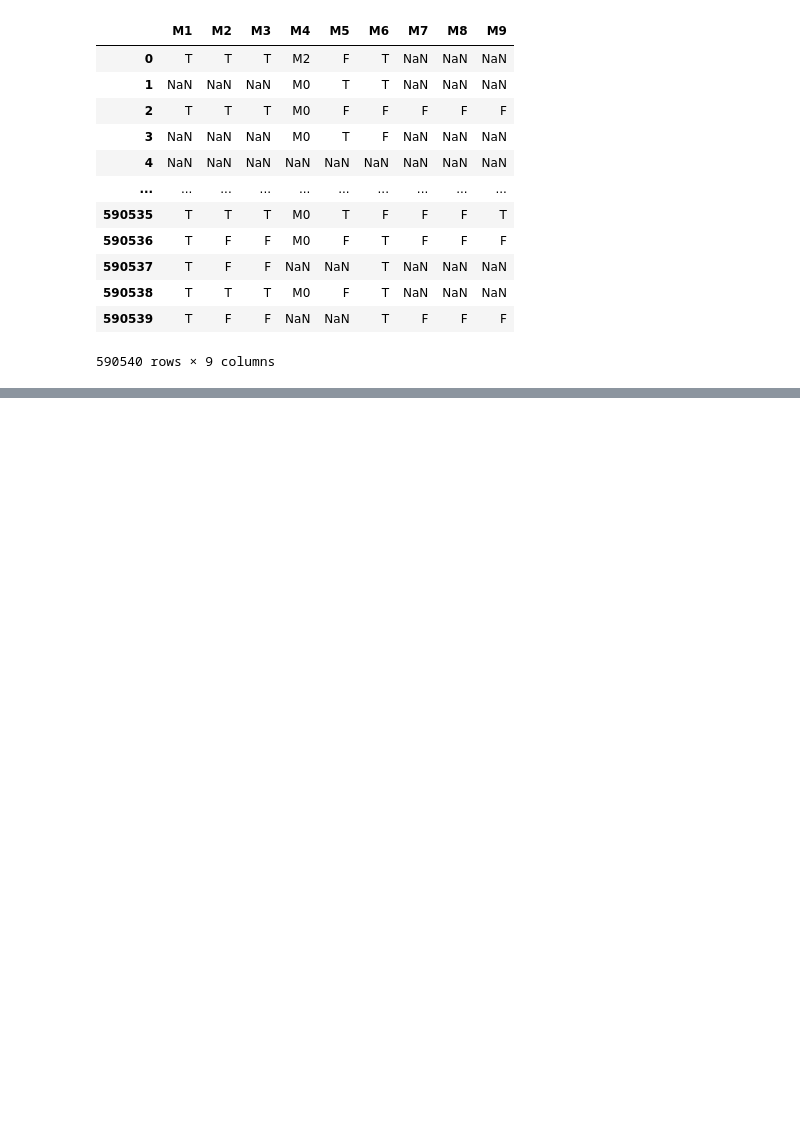
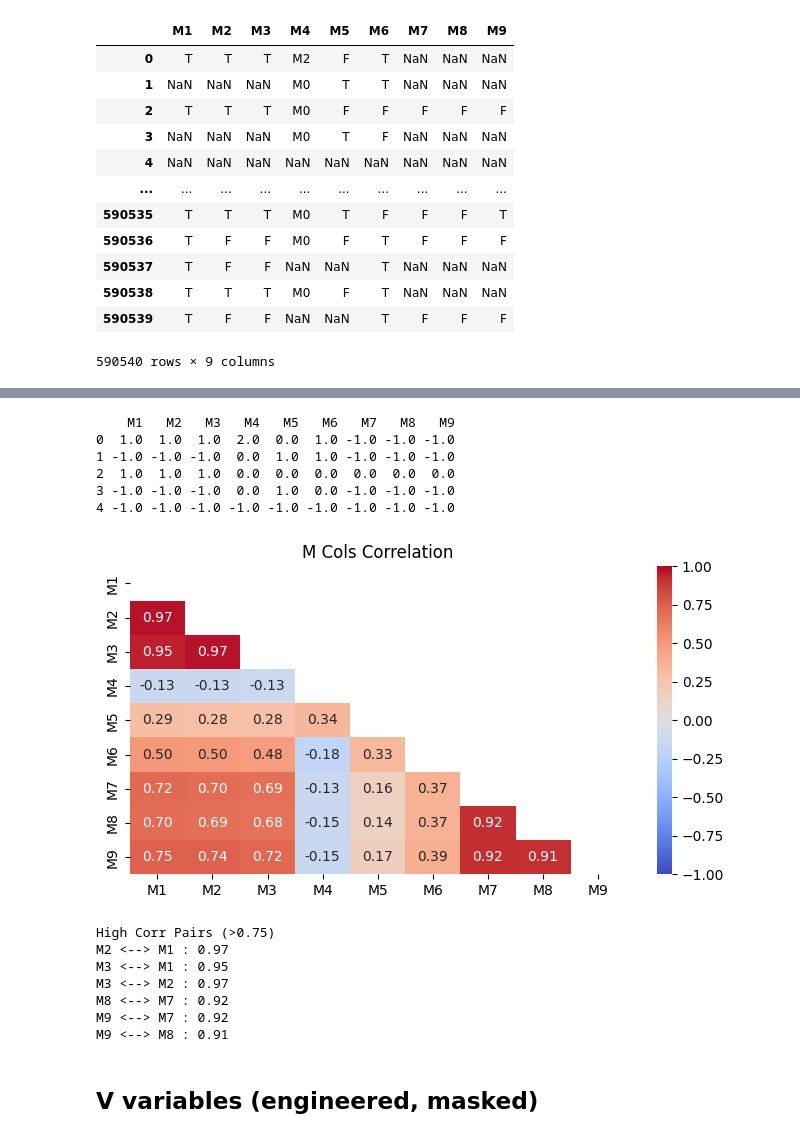
Before and after one commit to dassus98/fraud-detection-engine, a Jupyter notebook: notebooks/transactions_eda.ipynb, the cells around one changed output, grey strips where cells are left out. Drawn from its saved outputs; the diff is of its cells as text; code cells hidden in the pictures; blank space fills up the shorter version.

```diff
--- a/notebooks/transactions_eda.ipynb
+++ b/notebooks/transactions_eda.ipynb
@@ -361,3 +394,9 @@ transactions[[f'M{i}' for i in range(1, 10)]]
 | 590538 | T | T | T | M0 | F | T | NaN | NaN | NaN |
 | 590539 | T | F | F | NaN | NaN | T | F | F | F |
 590540 rows × 9 columns
+# %%
+for i in range(1, 10):
+    col = f'M{i}'
+    print(f"--- {col} Distribution ---")
+    print(transactions[col].value_counts(dropna=False, normalize=True))
+    print("\n")
@@ -363,0 +421,55 @@ transactions[[f'M{i}' for i in range(1, 10)]]
+# %%
+boolean_cols = ['M1', 'M2', 'M3', 'M5', 'M6', 'M7', 'M8', 'M9']
+boolean_map = {'T': 1, 'F': 0}
+
+for col in boolean_cols:
+    transactions[col] = transactions[col].map(boolean_map)
+
+# Mapping M4 differently because it has odd values
+m4_map = {'M0': 0, 'M1': 1, 'M2': 2}
+transactions['M4'] = transactions['M4'].map(m4_map)
+
+m_cols = ['M1', 'M2', 'M3', 'M4', 'M5', 'M6', 'M7', 'M8', 'M9']
+transactions[m_cols] = transactions[m_cols].fillna(-1)
+
+print(transactions[m_cols].head())
+# %% [output]
+    M1   M2   M3   M4   M5   M6   M7   M8   M9
+0  1.0  1.0  1.0  2.0  0.0  1.0 -1.0 -1.0 -1.0
+1 -1.0 -1.0 -1.0  0.0  1.0  1.0 -1.0 -1.0 -1.0
+2  1.0  1.0  1.0  0.0  0.0  0.0  0.0  0.0  0.0
+3 -1.0 -1.0 -1.0  0.0  1.0  0.0 -1.0 -1.0 -1.0
+4 -1.0 -1.0 -1.0 -1.0 -1.0 -1.0 -1.0 -1.0 -1.0
+# %%
+df_m = transactions[['isFraud'] + [f'M{i}' for i in range(1, 10)]].copy()
+
+corr_matrix = df_m.drop('isFraud', axis=1).corr()
+mask = np.triu(np.ones_like(corr_matrix, dtype=bool))
+
+plt.figure(figsize=(8,4))
+sns.heatmap(corr_matrix, mask=mask, annot=True, fmt='.2f', cmap='coolwarm', vmin=-1, vmax=1)
+plt.title('M Cols Correlation')
+plt.show()
+
+# M1, M4, M5, M6, and M7 are good. The others are noise for a model
+print('High Corr Pairs (>0.75)')
+high_corr_pairs = []
+for i in range(len(corr_matrix.columns)):
+    for j in range(i):
+        score = corr_matrix.iloc[i, j]
+        if abs(score) > 0.75:
+            col_1 = corr_matrix.columns[i]
+            col_2 = corr_matrix.columns[j]
+            high_corr_pairs.append((col_1, col_2, score))
+            print(f'{col_1} <--> {col_2} : {score:.2f}')
+# %% [output]
+[figure, added]
+High Corr Pairs (>0.75)
+M2 <--> M1 : 0.97
+M3 <--> M1 : 0.95
+M3 <--> M2 : 0.97
+M8 <--> M7 : 0.92
+M9 <--> M7 : 0.92
+M9 <--> M8 : 0.91
+# %% [markdown]
+## V variables (engineered, masked)
```
Also changed, not shown: parts of 10 cells of this notebook.
